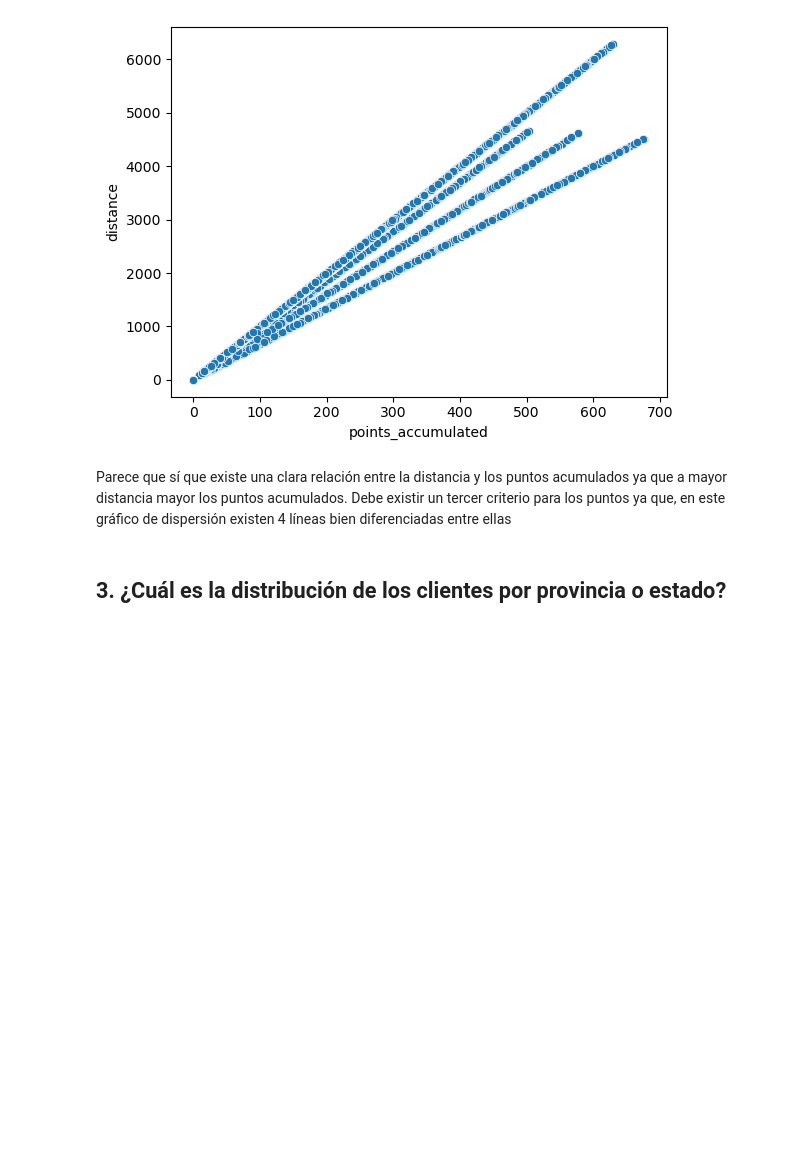
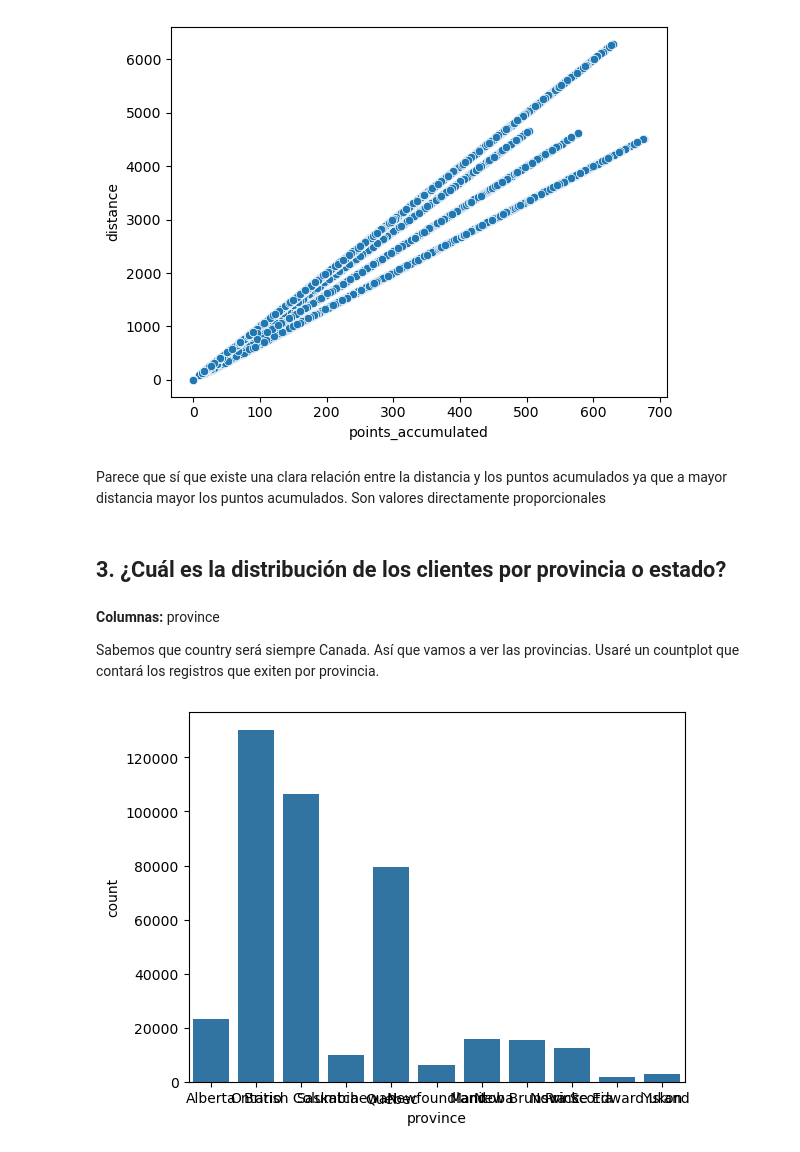
Before and after one commit to Adalab/bda-modulo-3-evaluacion-final-aarcidiac2, a Jupyter notebook: modulo-3-evaluacion-final.ipynb, the cells around one changed output. Cells and saved outputs as stored; diff of their text form; code cells hidden in the pictures; blank space fills up the shorter version.

```diff
--- a/modulo-3-evaluacion-final.ipynb
+++ b/modulo-3-evaluacion-final.ipynb
@@ -479,6 +479,15 @@ sns.scatterplot(data=df_combinado, x="points_accumulated", y="distance")
 <Axes: xlabel='points_accumulated', ylabel='distance'>
 [figure]
 # %% [markdown]
-Parece que sí que existe una clara relación entre la distancia y los puntos acumulados ya que a mayor distancia mayor los puntos acumulados. Debe existir un tercer criterio para los puntos ya que, en este gráfico de dispersión existen 4 líneas bien diferenciadas entre ellas
+Parece que sí que existe una clara relación entre la distancia y los puntos acumulados ya que a mayor distancia mayor los puntos acumulados. Son valores directamente proporcionales
 # %% [markdown]
 ## 3. ¿Cuál es la distribución de los clientes por **provincia o estado**?
+# %% [markdown]
+**Columnas:** province
+
+ Sabemos que country será siempre Canada. Así que vamos a ver las provincias. Usaré un countplot que contará los registros que exiten por provincia.
+# %%
+sns.countplot(x='province', data=df_combinado)
+plt.show()
+# %% [output]
+[figure, added]
```
Also changed, not shown: parts of 27 cells of this notebook, 1 other file.
